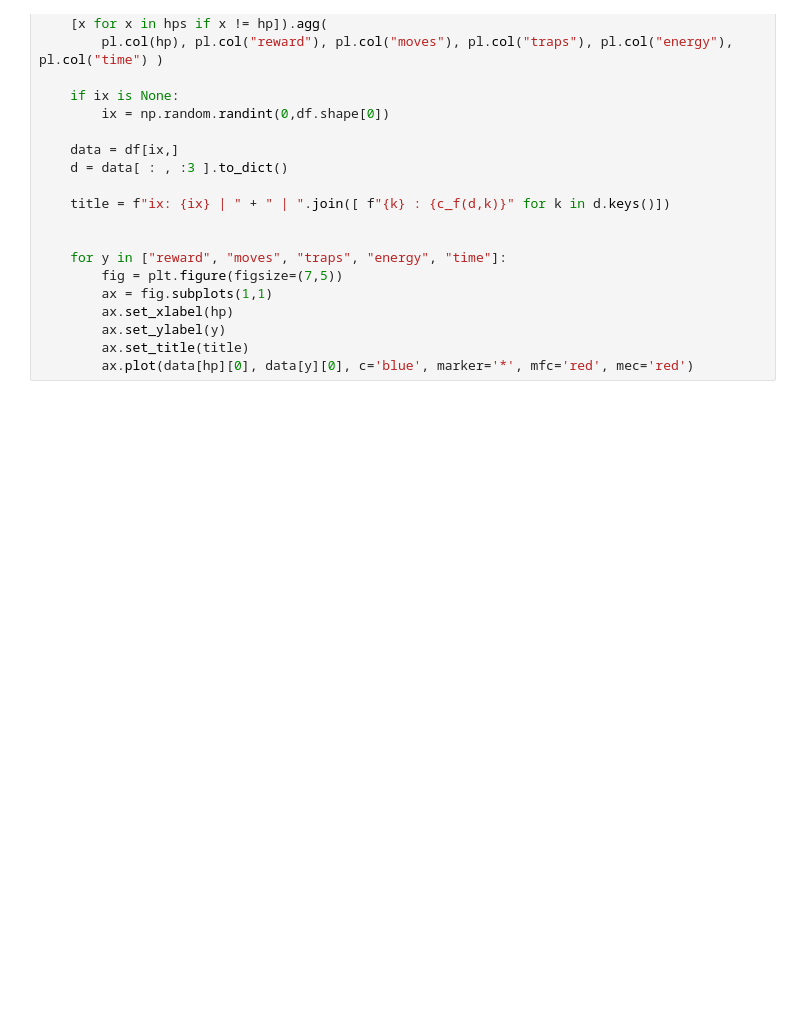
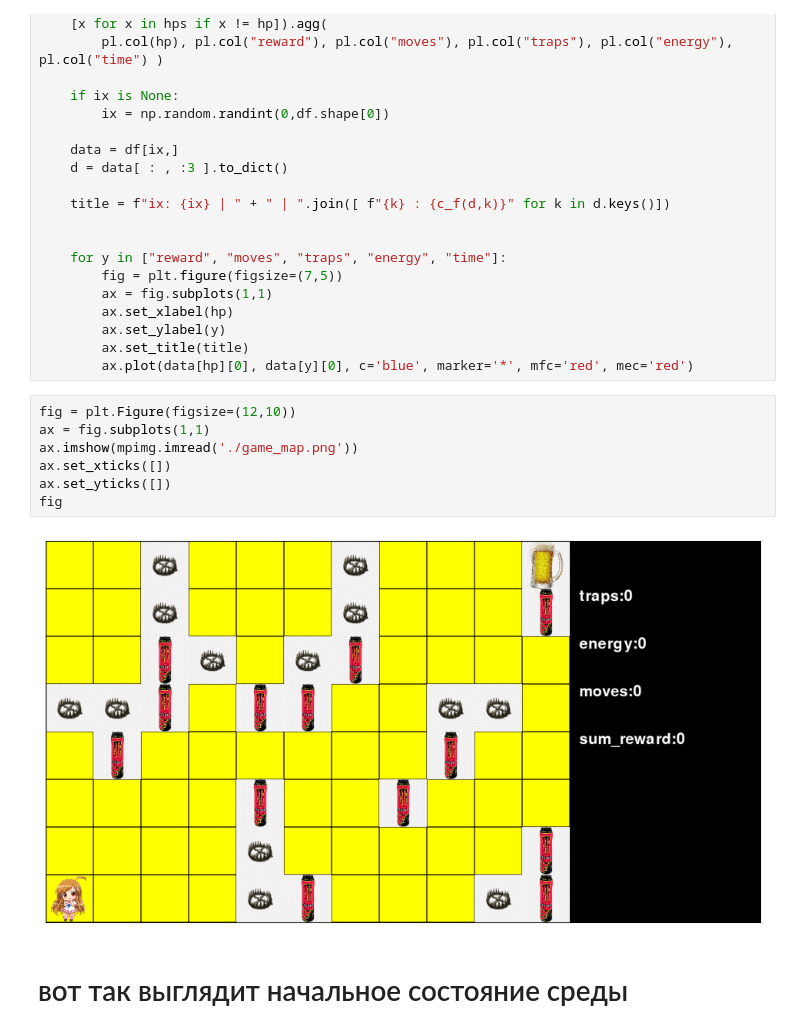
Before and after one commit to Lolikion228/QL_game, a Jupyter notebook: analysis.ipynb, the cells around one changed output. Cells and saved outputs as stored; diff of their text form; blank space fills up the shorter version.

```diff
--- a/analysis.ipynb
+++ b/analysis.ipynb
@@ -61,6 +62,17 @@ def plot_resultVShp(df, hp, ix):
         ax.set_ylabel(y)
         ax.set_title(title)
         ax.plot(data[hp][0], data[y][0], c='blue', marker='*', mfc='red', mec='red')
+# %%
+fig = plt.Figure(figsize=(12,10))
+ax = fig.subplots(1,1)
+ax.imshow(mpimg.imread('./game_map.png'))
+ax.set_xticks([])
+ax.set_yticks([])
+fig
+# %% [output]
+[figure, added]
+# %% [markdown]
+# вот так выглядит начальное состояние среды
 # %%
 df = read_log()
 # %% [output]
```
Also changed, not shown: parts of 12 cells of this notebook.
